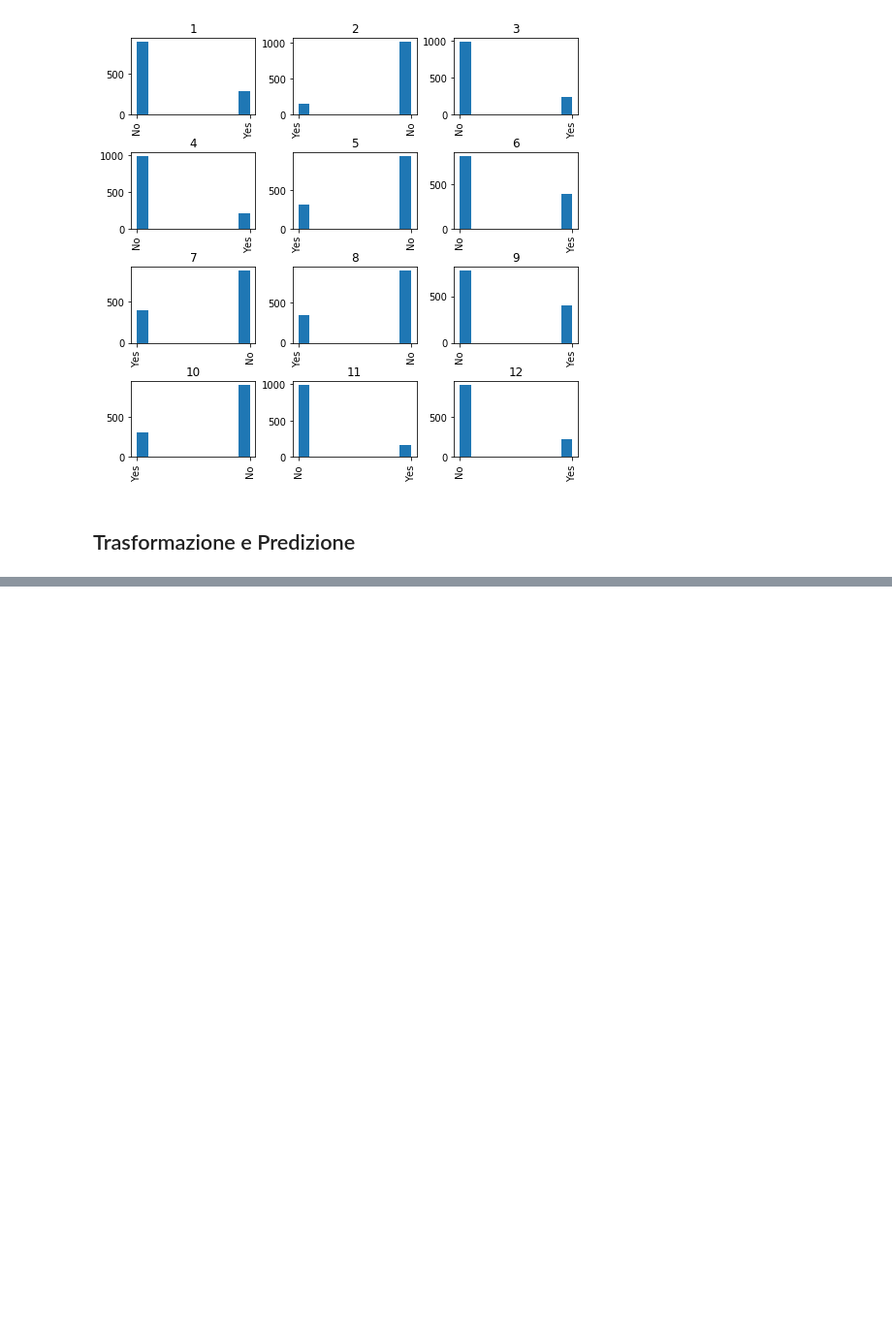
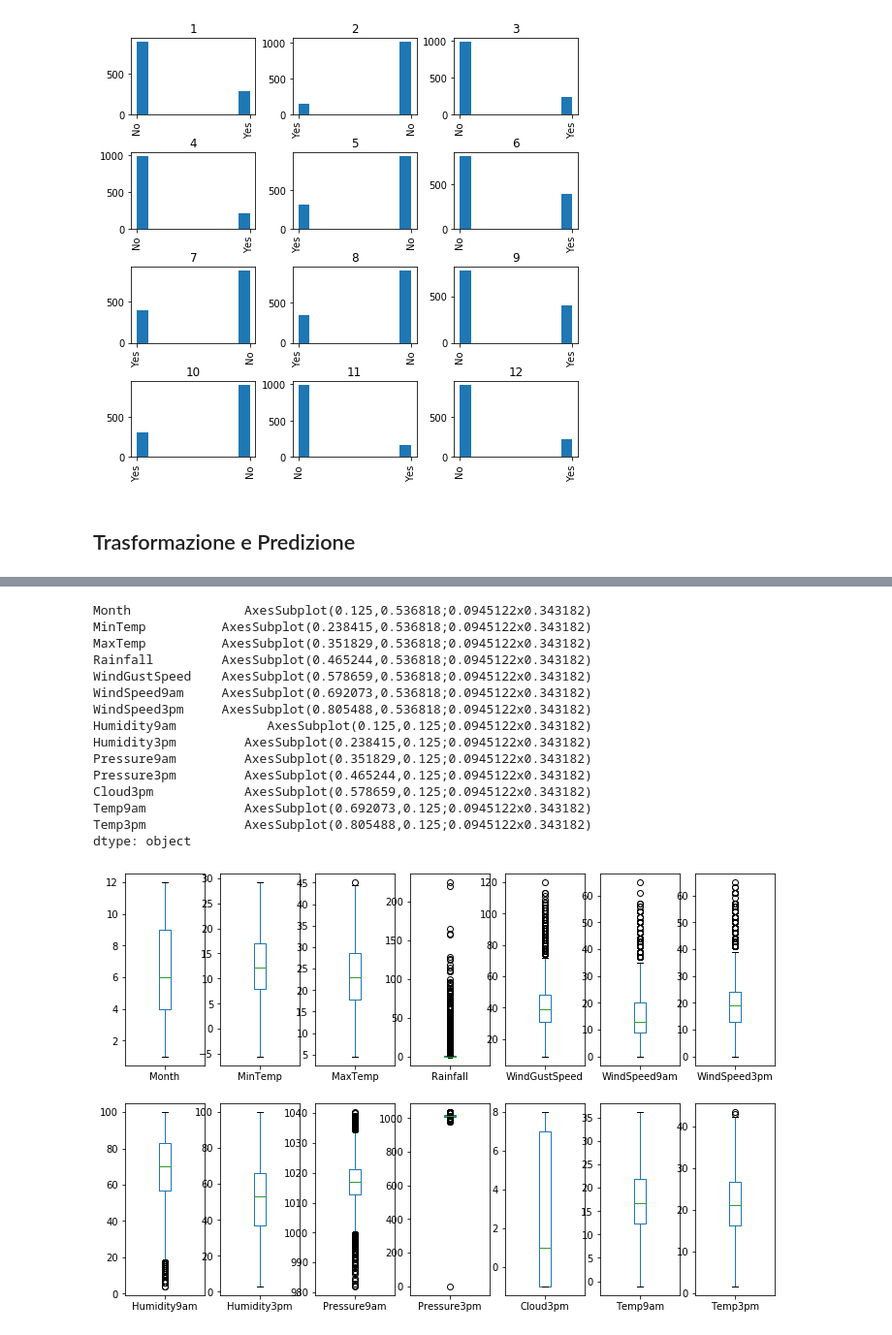
Before and after one commit to enrico-ghidoni/bda-lab-2019, a Jupyter notebook: cheatsheet.ipynb, the cells around one changed output, grey strips where cells are left out. Shown at 97% size. Cells and saved outputs as stored; diff of their text form; code cells hidden in the pictures; blank space fills up the shorter version.

```diff
--- a/cheatsheet.ipynb
+++ b/cheatsheet.ipynb
@@ -79,3 +79,13 @@ array([[<matplotlib.axes._subplots.AxesSubplot object at 0x...>,
 [figure]
 # %% [markdown]
 ## Trasformazione e Predizione
+# %%
+# Copia di un dataset
+datasetcp = dataset.copy(deep=True)
+# Eliminazione di colonne
+datasetwo = dataset.drop(columns=['MaxTemp', 'WindGustSpeed'])
+# Righe nulle per colonna / righe non nulle per colonna
+dataset.loc[dataset['Rainfall'].isnull()]
+dataset.loc[dataset['Rainfall'].notnull()]
+# Sostituzione dei valori di una colonna
+dataset.loc[dataset['Rainfall'] == 0, 'Rainfall'] = 0
@@ -81,0 +177,24 @@ array([[<matplotlib.axes._subplots.AxesSubplot object at 0x...>,
+# %%
+# Plotting data
+
+# TODO
+
+# Valuta la distribuzione delle feature
+dataset.plot(kind='box', subplots=True, layout=(2, 7), figsize=(12, 8))
+# %% [output]
+Month               AxesSubplot(0.125,0.536818;0.0945122x0.343182)
+MinTemp          AxesSubplot(0.238415,0.536818;0.0945122x0.343182)
+MaxTemp          AxesSubplot(0.351829,0.536818;0.0945122x0.343182)
+Rainfall         AxesSubplot(0.465244,0.536818;0.0945122x0.343182)
+WindGustSpeed    AxesSubplot(0.578659,0.536818;0.0945122x0.343182)
+WindSpeed9am     AxesSubplot(0.692073,0.536818;0.0945122x0.343182)
+WindSpeed3pm     AxesSubplot(0.805488,0.536818;0.0945122x0.343182)
+Humidity9am            AxesSubplot(0.125,0.125;0.0945122x0.343182)
+Humidity3pm         AxesSubplot(0.238415,0.125;0.0945122x0.343182)
+Pressure9am         AxesSubplot(0.351829,0.125;0.0945122x0.343182)
+Pressure3pm         AxesSubplot(0.465244,0.125;0.0945122x0.343182)
+Cloud3pm            AxesSubplot(0.578659,0.125;0.0945122x0.343182)
+Temp9am             AxesSubplot(0.692073,0.125;0.0945122x0.343182)
+Temp3pm             AxesSubplot(0.805488,0.125;0.0945122x0.343182)
+dtype: object
+[figure, added]
```
Also changed, not shown: parts of 8 cells of this notebook, 12 other files.
